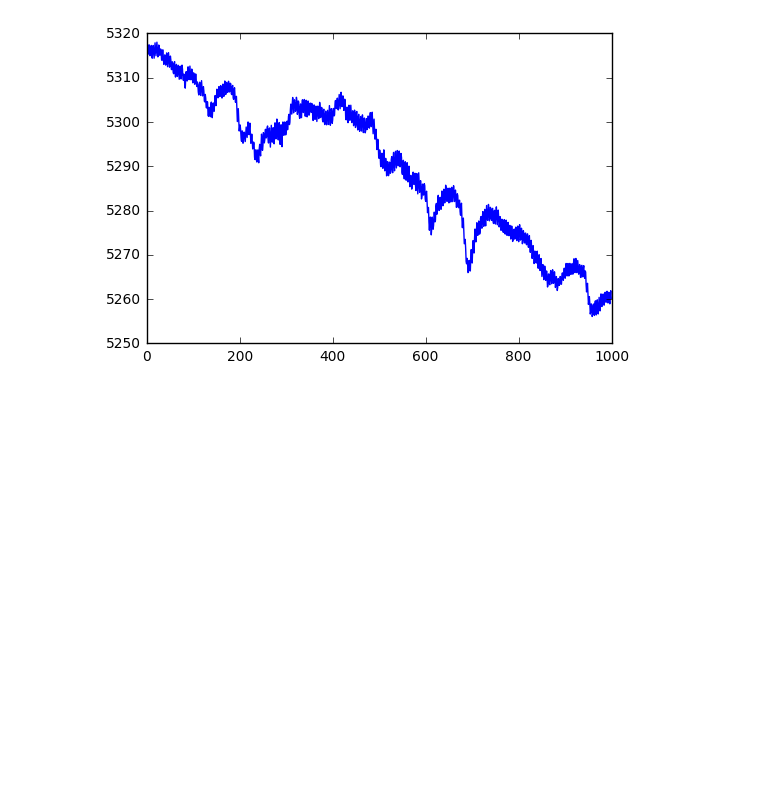
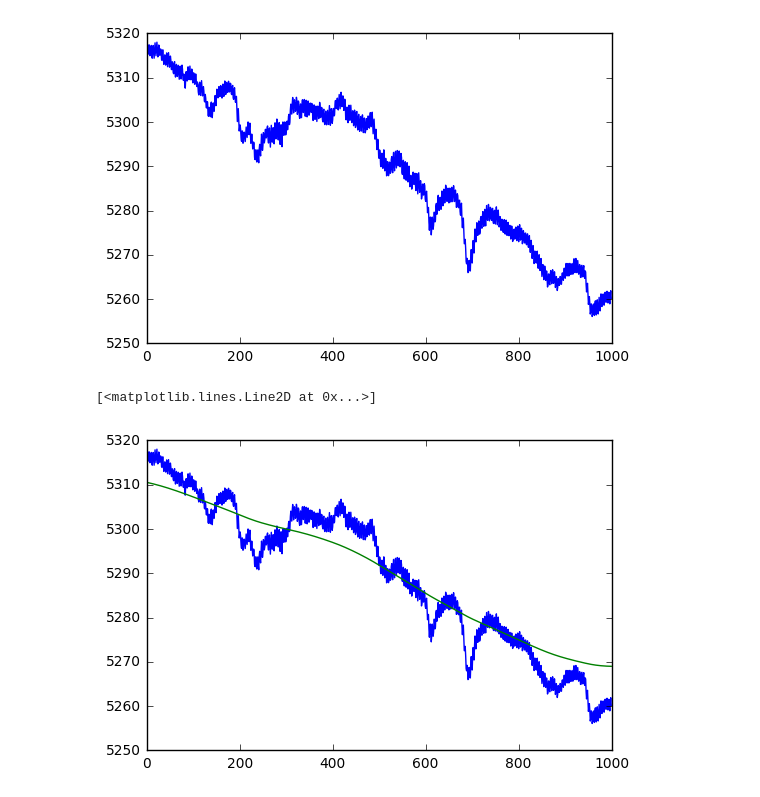
Before and after one commit to xkortex/bci_erp, a Jupyter notebook: python/oddball_erp.ipynb, the cells around one changed output. Saved outputs shown, nothing was run; the diff lists cells and outputs as text; code cells hidden in the pictures; blank space fills up the shorter version.

```diff
--- a/python/oddball_erp.ipynb
+++ b/python/oddball_erp.ipynb
@@ -211,3 +212,27 @@ plt.plot(p300)
 # %% [output]
 [<matplotlib.lines.Line2D at 0x...>]
 [figure]
+# %%
+def butter_lowpass_filter(data, cutoff, fs=1., order=1, axis=0, analog=False):
+    # todo: add option to filtfilt or lfilter
+    """
+    Apply a digital Butterworth low-pass filter.
+    :param data: array-like
+    :param cutoff: Critical frequency, Hz
+    :param fs: Sampling freqency, Hz
+    :param order: Order of
+    :param axis: ndarray axis, 0='long' axis, 1='row' axis
+    :return:
+    """
+    nyquistFreqInRads = (2*np.pi*fs)/2
+    Wn = 2*np.pi*cutoff / (nyquistFreqInRads)
+    b, a = signal.butter(order, Wn, btype='low', analog=analog)
+    y = signal.filtfilt(b, a, data, axis=axis)
+    return y
+# %%
+p300f = butter_lowpass_filter(p300, 0.25, 250)
+plt.plot(p300)
+plt.plot(p300f)
+# %% [output]
+[<matplotlib.lines.Line2D at 0x...>]
+[figure, added]
```
Also changed, not shown: parts of 10 cells of this notebook, 4 other files.
